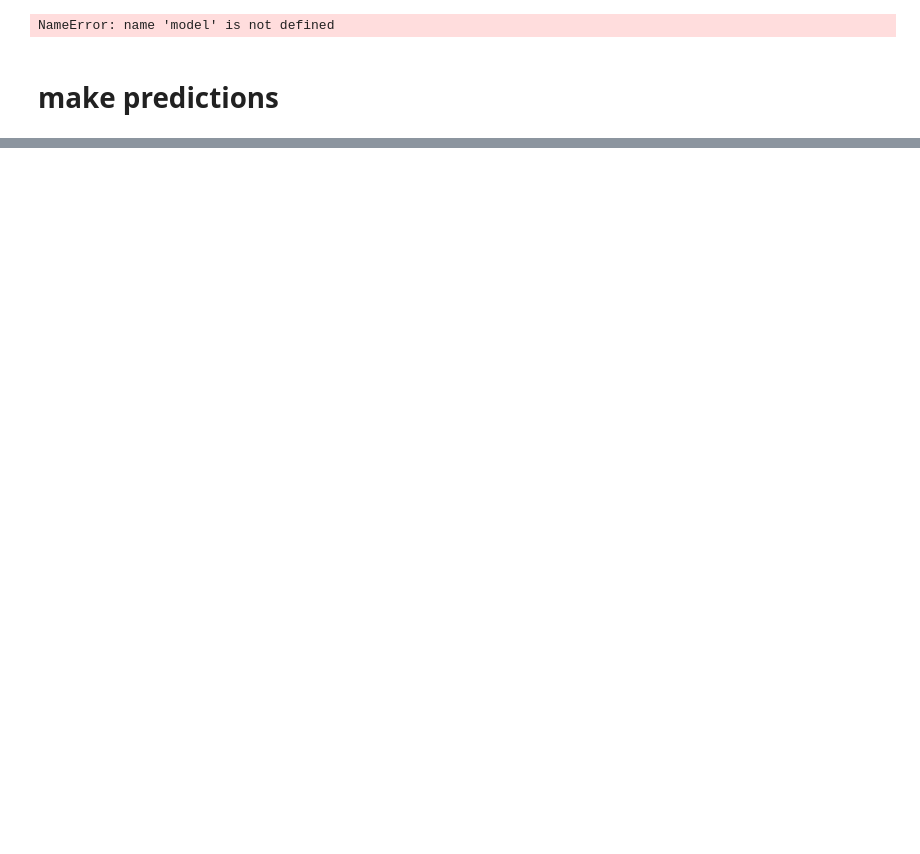
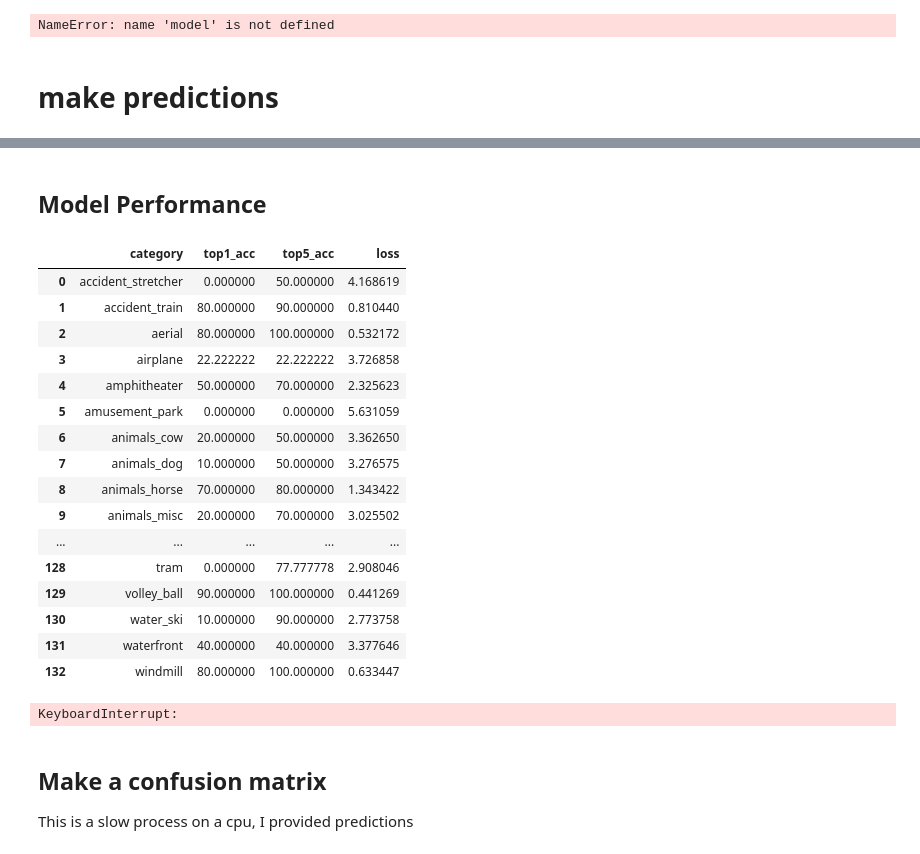
Before and after one commit to melvinwevers/hisvis, a Jupyter notebook: notebooks/explore_results.ipynb, the cells around one changed output, grey strips where cells are left out. Drawn from its saved outputs; the diff is of its cells as text; code cells hidden in the pictures; blank space fills up the shorter version.

Commit message:
cleaned up explore results

```diff
--- a/notebooks/explore_results.ipynb
+++ b/notebooks/explore_results.ipynb
@@ -357,19 +370,47 @@ NameError: name 'train_on_gpu' is not defined
+# %% [markdown]
+## Model Performance
 # %%
-results = pd.read_csv('../data/processed/results.csv')
+results = pd.read_csv('../data/processed/results.csv',skiprows=[1])
+results.columns = ['category', 'top1_acc', 'top5_acc', 'loss']
+# %%
+results
+# %% [output]
+|  | category | top1_acc | top5_acc | loss |
+| 0 | accident_stretcher | 0.000000 | 50.000000 | 4.168619 |
+| 1 | accident_train | 80.000000 | 90.000000 | 0.810440 |
+| 2 | aerial | 80.000000 | 100.000000 | 0.532172 |
+| 3 | airplane | 22.222222 | 22.222222 | 3.726858 |
+| 4 | amphitheater | 50.000000 | 70.000000 | 2.325623 |
+| 5 | amusement_park | 0.000000 | 0.000000 | 5.631059 |
+| 6 | animals_cow | 20.000000 | 50.000000 | 3.362650 |
+| 7 | animals_dog | 10.000000 | 50.000000 | 3.276575 |
+| 8 | animals_horse | 70.000000 | 80.000000 | 1.343422 |
+| 9 | animals_misc | 20.000000 | 70.000000 | 3.025502 |
+| ... | ... | ... | ... | ... |
+| 128 | tram | 0.000000 | 77.777778 | 2.908046 |
+| 129 | volley_ball | 90.000000 | 100.000000 | 0.441269 |
+| 130 | water_ski | 10.000000 | 90.000000 | 2.773758 |
+| 131 | waterfront | 40.000000 | 40.000000 | 3.377646 |
+| 132 | windmill | 80.000000 | 100.000000 | 0.633447 |
 # %%
-# nb_classes = n_classes
+nb_classes = n_classes
 
-# confusion_matrix = torch.zeros(nb_classes, nb_classes)
-# with torch.no_grad():
-#     for i, (inputs, classes) in enumerate(dataloaders['val']):
-#         inputs = inputs.to(device)
-#         classes = classes.to(device)
-#         outputs = model(inputs)
-#         _, preds = torch.max(outputs, 1)
-#         for t, p in zip(classes.view(-1), preds.view(-1)):
-#                 confusion_matrix[t.long(), p.long()] += 1
+confusion_matrix = torch.zeros(nb_classes, nb_classes)
+with torch.no_grad():
+    for i, (inputs, classes) in enumerate(dataloaders['val']):
+        inputs = inputs.to(device)
+        classes = classes.to(device)
+        outputs = model(inputs)
+        _, preds = torch.max(outputs, 1)
+        for t, p in zip(classes.view(-1), preds.view(-1)):
+                confusion_matrix[t.long(), p.long()] += 1
 
-# print(confusion_matrix)
+print(confusion_matrix)
+# %% [output]
+KeyboardInterrupt:
+# %% [markdown]
+## Make a confusion matrix
+This is a slow process on a cpu, I provided predictions
 # %%
 def predictions():
     y_pred = []
```
Also changed, not shown: parts of 19 cells of this notebook, 1 other file.
